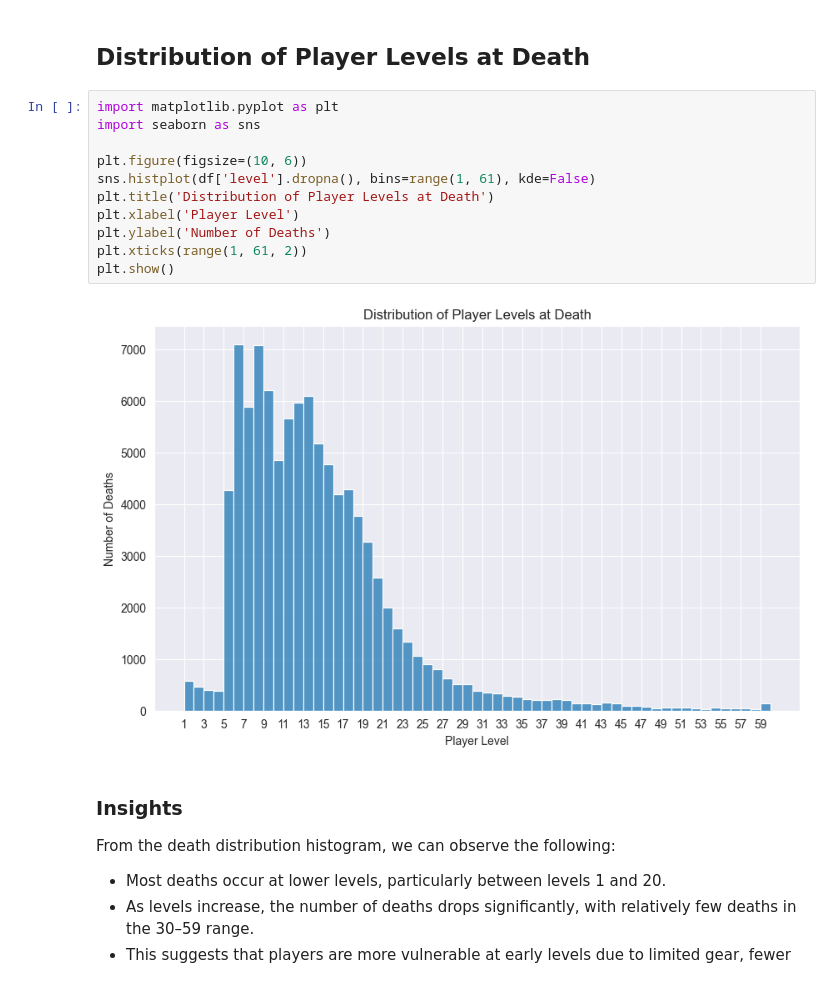
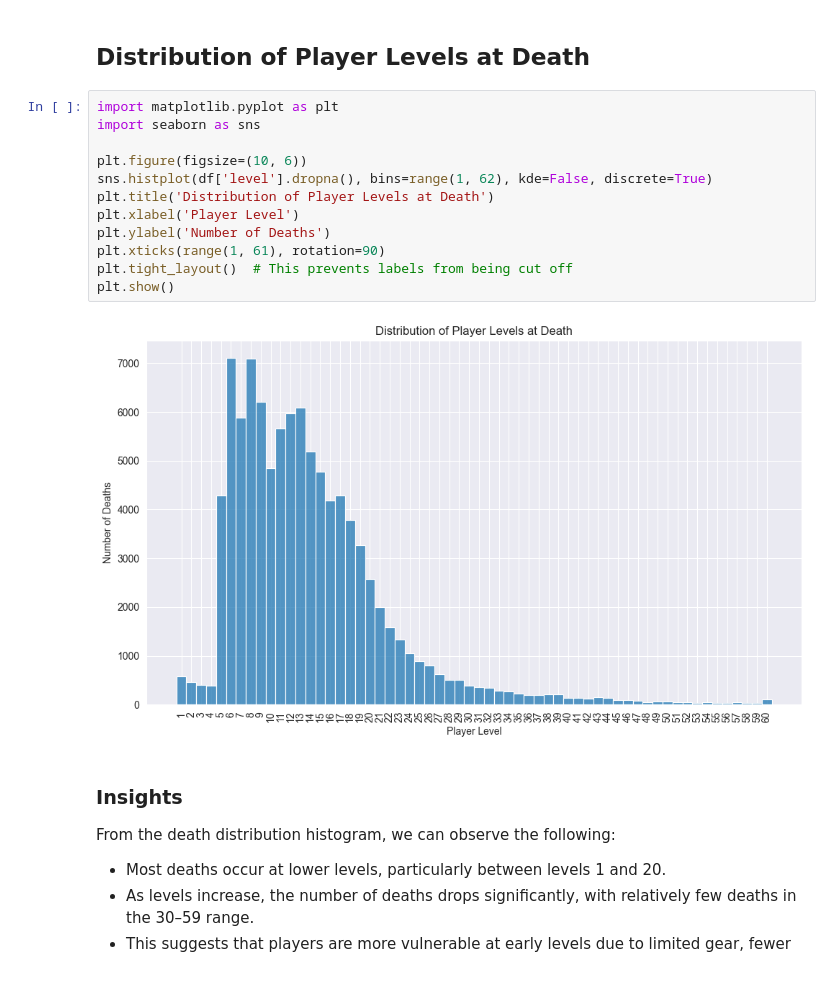
Before and after one commit to vjelinekk/DMB2-semestralni-prace, a Jupyter notebook: analysis.ipynb, the cells around one changed output. Cells and saved outputs as stored; diff of their text form.

```diff
--- a/analysis.ipynb
+++ b/analysis.ipynb
@@ -9348,16 +9348,17 @@ dtype: int64
 # %%
 import matplotlib.pyplot as plt
 import seaborn as sns
 
 plt.figure(figsize=(10, 6))
-sns.histplot(df['level'].dropna(), bins=range(1, 61), kde=False)
+sns.histplot(df['level'].dropna(), bins=range(1, 62), kde=False, discrete=True)
 plt.title('Distribution of Player Levels at Death')
 plt.xlabel('Player Level')
 plt.ylabel('Number of Deaths')
-plt.xticks(range(1, 61, 2))
+plt.xticks(range(1, 61), rotation=90)
+plt.tight_layout()  # This prevents labels from being cut off
 plt.show()
 # %% [output]
-[figure, old version]
+[figure, new version]
 # %% [markdown]
 ### Insights
 From the death distribution histogram, we can observe the following:
```
Also changed, not shown: parts of 1 cell of this notebook.
